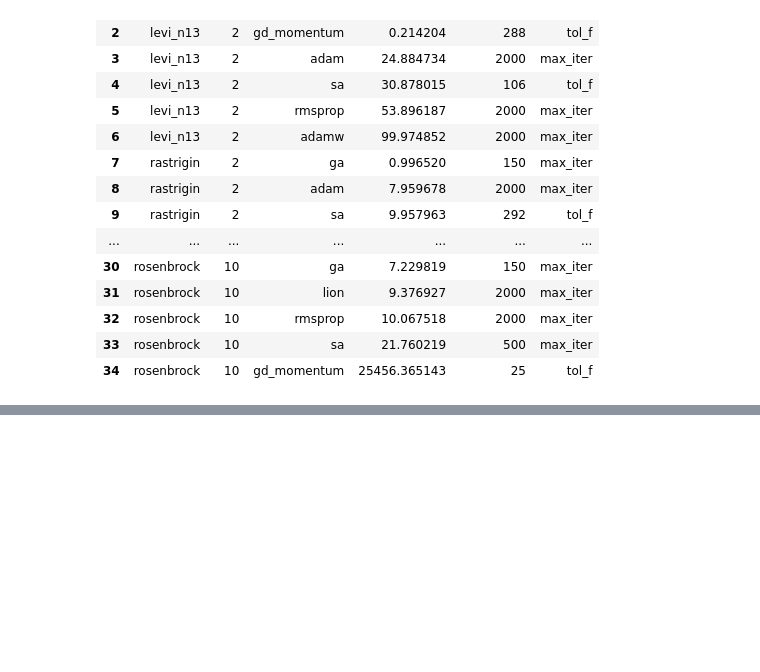
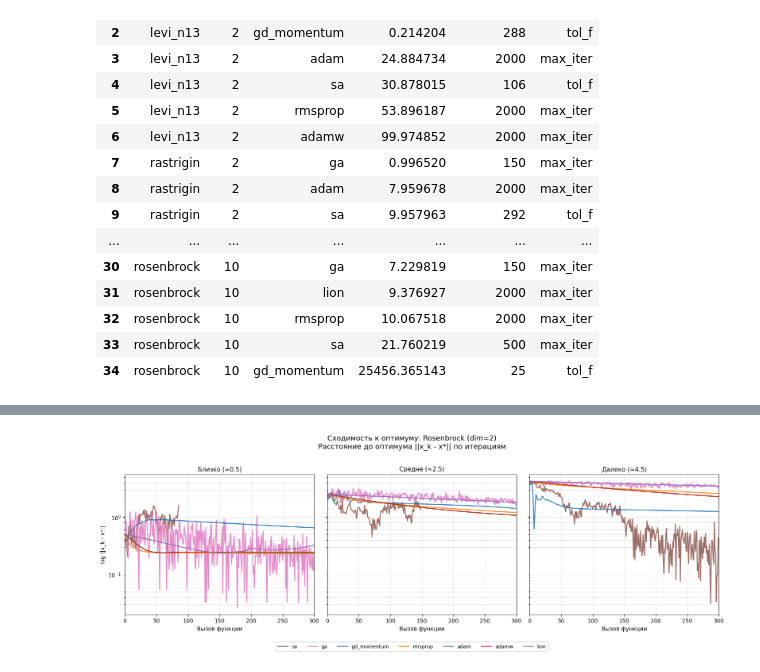
Before and after one commit to quant1on/metopt_lab2s4, a Jupyter notebook: main.ipynb, the cells around one changed output, grey strips where cells are left out. Drawn from its saved outputs; the diff is of its cells as text; code cells hidden in the pictures; blank space fills up the shorter version.

Commit message:
feat: added zone convergence analysis

```diff
--- a/main.ipynb
+++ b/main.ipynb
@@ -335,0 +408,56 @@ summary[['objective', 'dim', 'algorithm', 'f_best', 'iterations', 'reason']].sor
+# %%
+ZONE_LABELS = {"close": "Близко (≈0.5)",
+               "medium": "Средне (≈2.5)",
+               "far": "Далеко (≈4.5)"}
+COLORS = {
+    "gd_momentum": "#1f77b4",
+    "rmsprop":     "#ff7f0e",
+    "adam":        "#2ca02c",
+    "adamw":       "#d62728",
+    "lion":        "#9467bd",
+    "sa":          "#8c564b",
+    "ga":          "#e377c2",
+}
+
+fig, axes = plt.subplots(1, 3, figsize=(16, 5), sharey=True)
+fig.suptitle(
+    f"Сходимость к оптимуму: {function_name.capitalize()} "
+    f"(dim={dim})\nРасстояние до оптимума ||x_k - x*|| по итерациям",
+    fontsize=13, y=1.02
+)
+
+for ax, zone_name in zip(axes, ZONES.keys()):
+    df_zone = df_hist[df_hist["zone"] == zone_name]
+
+    for algo_name in ALL_OPTIMIZERS:
+        df_algo = df_zone[df_zone["algo"] == algo_name].reset_index(drop=True)
+        if df_algo.empty:
+            continue
+
+        # Оставляем первые 300 вызовов для читаемости
+        df_algo = df_algo.head(300)
+
+        ax.semilogy(
+            df_algo.index,
+            df_algo["dist_to_opt"].clip(lower=1e-10),
+            label=algo_name,
+            color=COLORS.get(algo_name, "gray"),
+            linewidth=1.8,
+            alpha=0.85,
+        )
+
+    ax.set_title(ZONE_LABELS[zone_name], fontsize=11)
+    ax.set_xlabel("Вызов функции")
+    ax.grid(True, which="both", alpha=0.3)
+    ax.set_xlim(0, 300)
+
+axes[0].set_ylabel("log ||x_k - x*||")
+handles, labels = axes[0].get_legend_handles_labels()
+fig.legend(handles, labels, loc="lower center", ncol=7,
+           bbox_to_anchor=(0.5, -0.08), fontsize=9,
+           framealpha=0.9)
+
+plt.tight_layout()
+plt.show()
+# %% [output]
+[figure, added]
```
Also changed, not shown: parts of 5 cells of this notebook, 2 other files.
